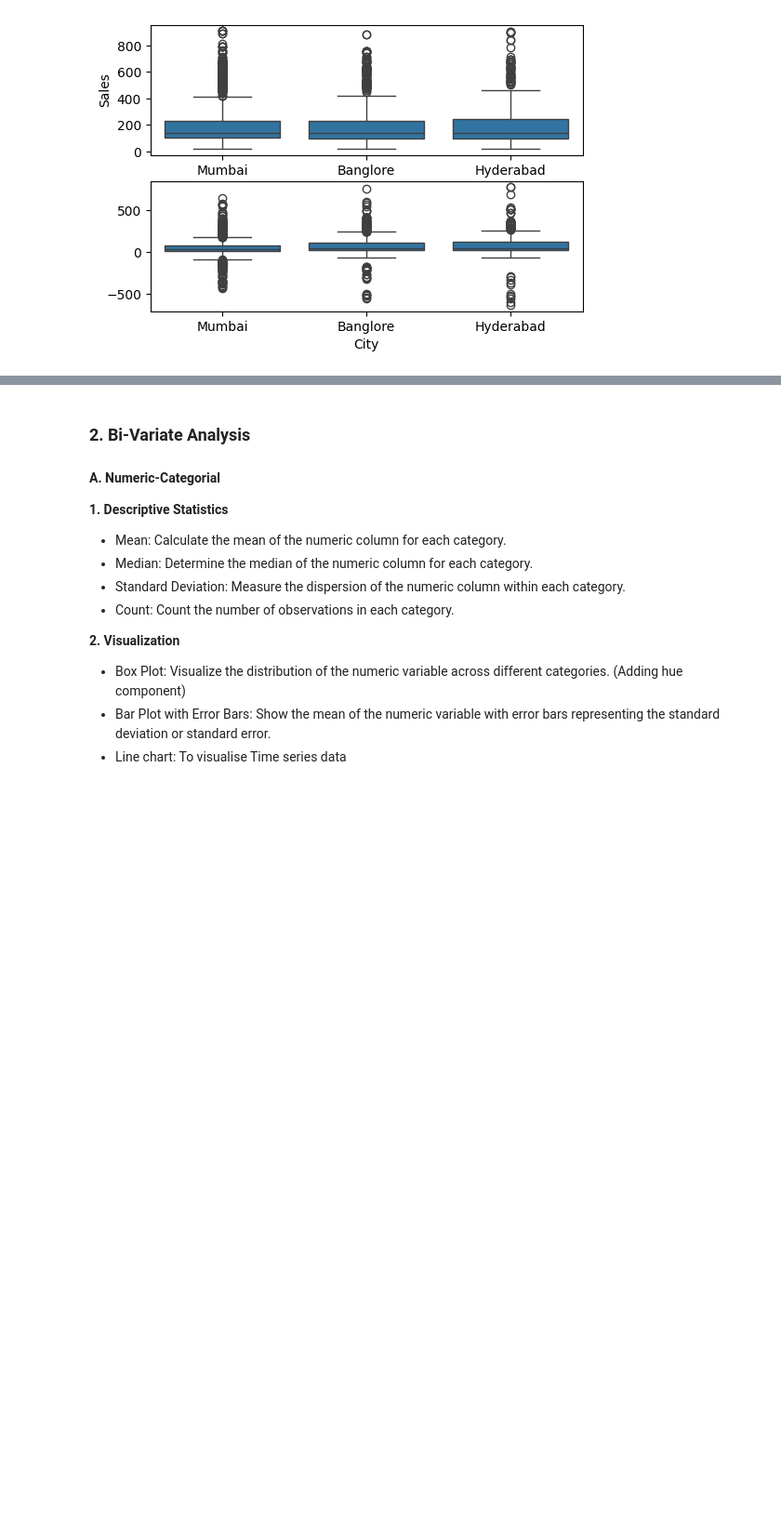
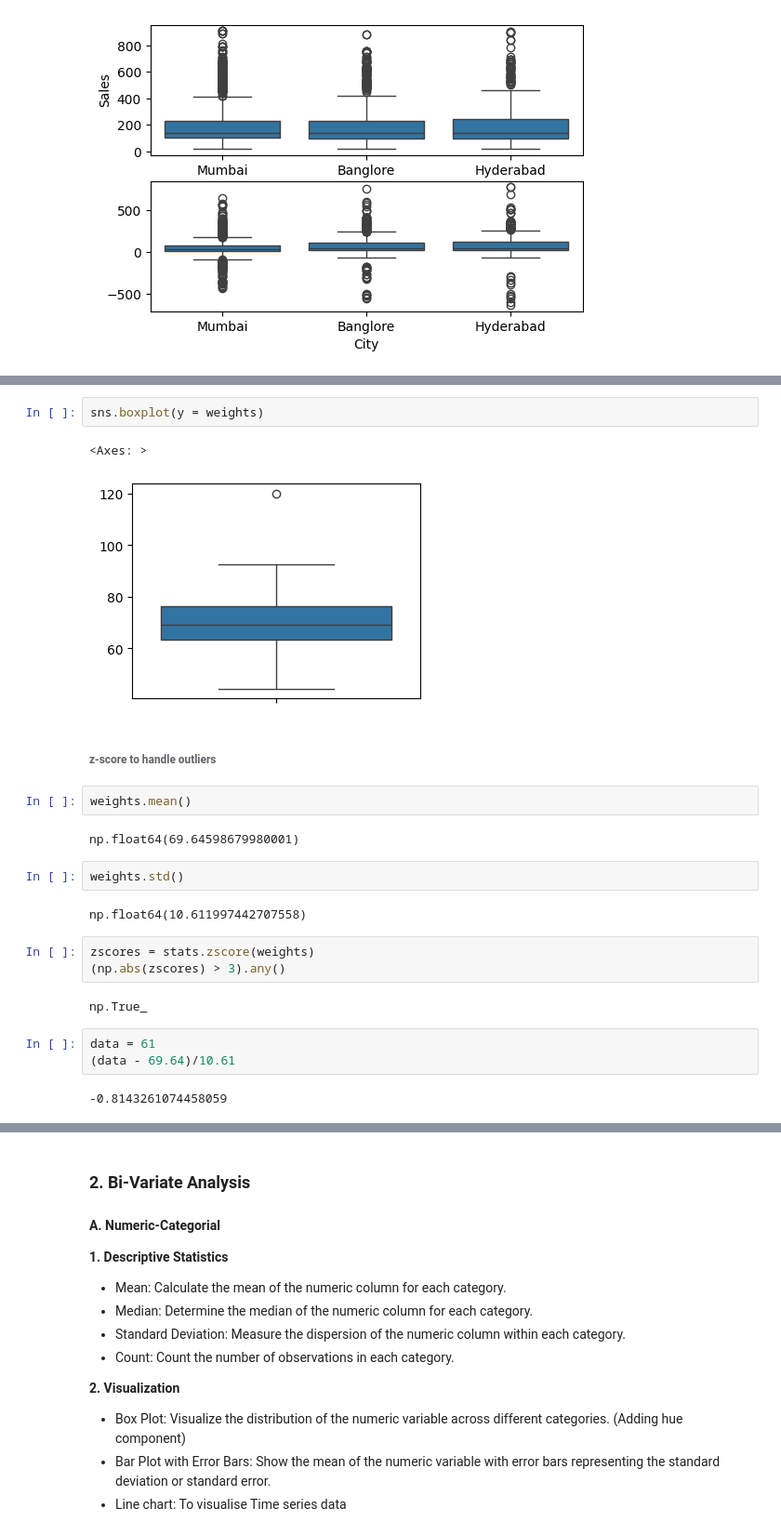
Before and after one commit to knowledge-corner/2025_12_Feb_Python-Data_Viz_analytics, a Jupyter notebook: Classwork/Day - 2 classwork.ipynb, the cells around one changed output, grey strips where cells are left out. Shown at 93% size. Drawn from its saved outputs; the diff is of its cells as text; blank space fills up the shorter version.

```diff
--- a/Classwork/Day - 2 classwork.ipynb
+++ b/Classwork/Day - 2 classwork.ipynb
@@ -1241,0 +1271,25 @@ plt.show()
+# %%
+sns.boxplot(y = weights)
+# %% [output]
+<Axes: >
+[figure, added]
+# %% [markdown]
+###### z-score to handle outliers
+# %%
+weights.mean()
+# %% [output]
+np.float64(69.64598679980001)
+# %%
+weights.std()
+# %% [output]
+np.float64(10.611997442707558)
+# %%
+zscores = stats.zscore(weights)
+(np.abs(zscores) > 3).any()
+# %% [output]
+np.True_
+# %%
+data = 61
+(data - 69.64)/10.61
+# %% [output]
+-0.8143261074458059
```
Also changed, not shown: parts of 4 cells of this notebook.
